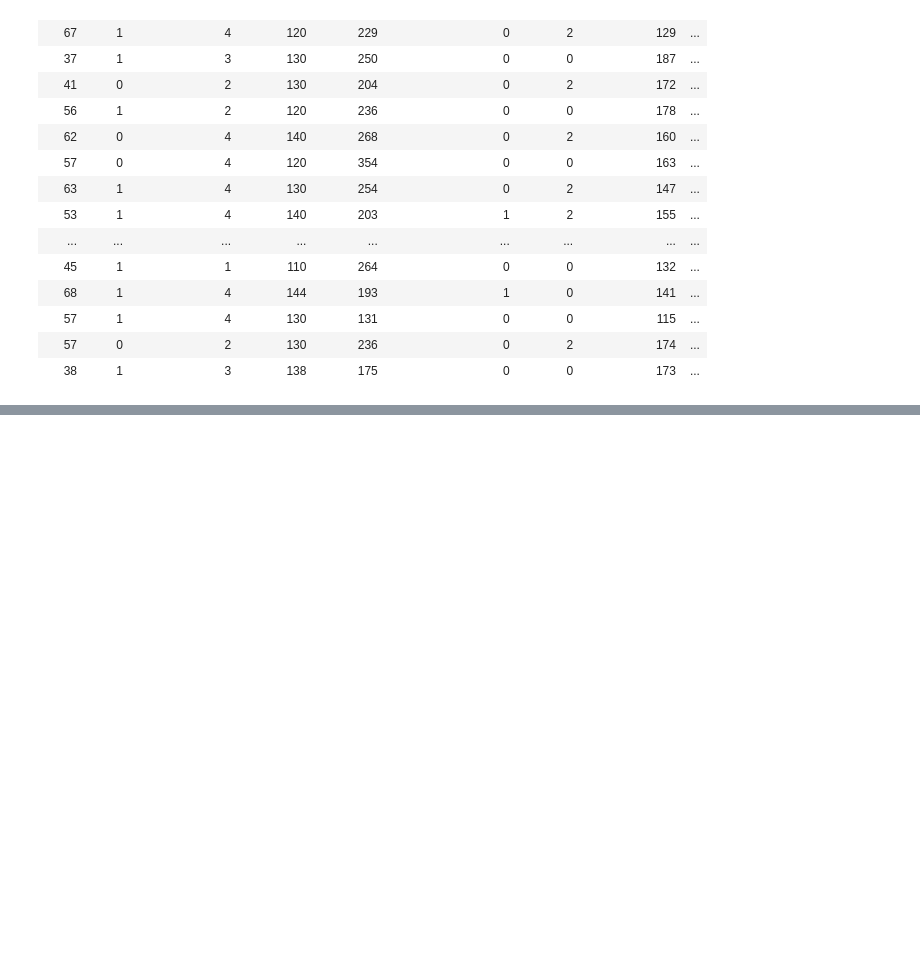
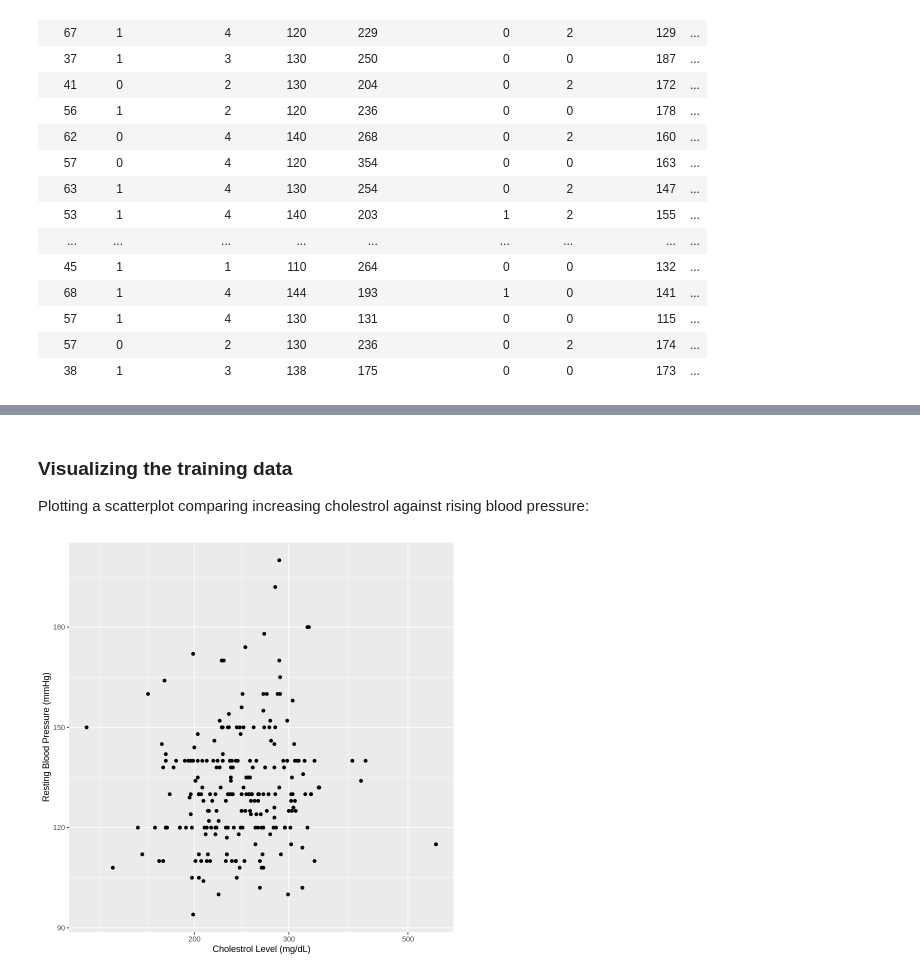
Before and after one commit to sanash43/DSCI100-Group42, a Jupyter notebook: ProjectData.ipynb, the cells around one changed output, grey strips where cells are left out. Drawn from its saved outputs; the diff is of its cells as text; code cells hidden in the pictures; blank space fills up the shorter version.

```diff
--- a/ProjectData.ipynb
+++ b/ProjectData.ipynb
@@ -14,5 +43,7 @@ library(tidyverse)
 # %%
-data <- read_csv("processed.cleveland.data", col_names = FALSE)
+# the data was retreived from:
+data_link <- "https://archive.ics.uci.edu/ml/machine-learning-databases/heart-disease/processed.cleveland.data"
+data <- read_delim(data_link, ',', col_names = FALSE)
 data
 # %% [output]
 Rows: 303 Columns: 14
@@ -90,0 +134,5 @@ A tibble: 303 × 10
+# %%
+cleveland_split <- initial_split(data, prop=0.75, stata=resting_bp)
+cleveland_training <- training(cleveland_split)
+cleveland_testing <- testing(cleveland_split)
+cleveland_split
@@ -90,0 +227,13 @@ A tibble: 303 × 10
+# %% [markdown]
+### Visualizing the training data
+Plotting a scatterplot comparing increasing cholestrol against rising blood pressure:
+# %%
+cleveland_plot <- cleveland_training |>
+    ggplot(aes(x=cholestrol, y=resting_bp)) +
+    geom_point() +
+    labs(x="Cholestrol Level (mg/dL)", y="Resting Blood Pressure (mmHg)") +
+    scale_x_log10()
+
+cleveland_plot
+# %% [output]
+[figure, added]
```
Also changed, not shown: parts of 19 cells of this notebook.
